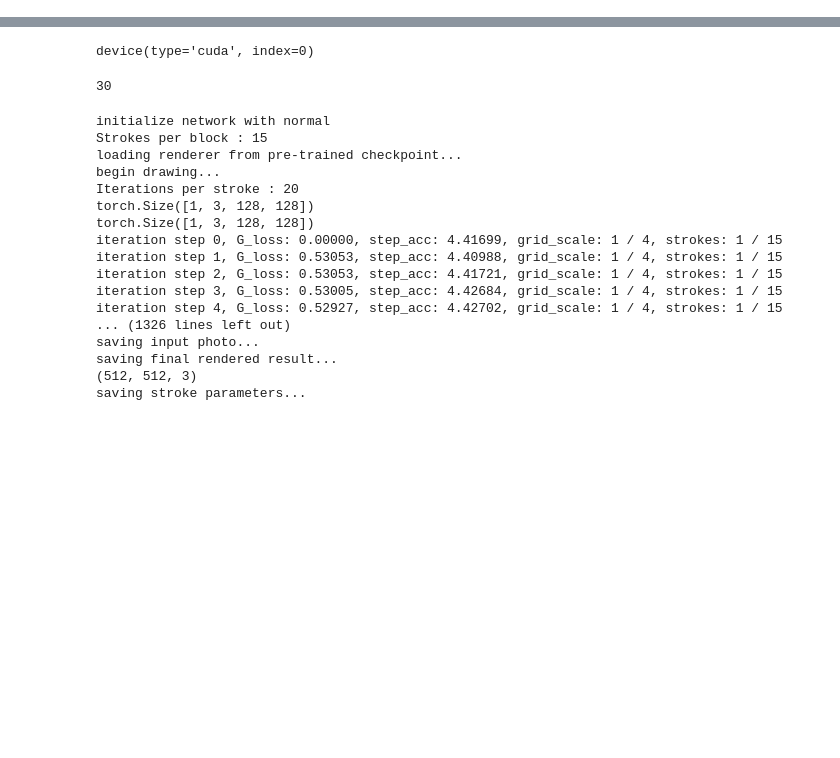
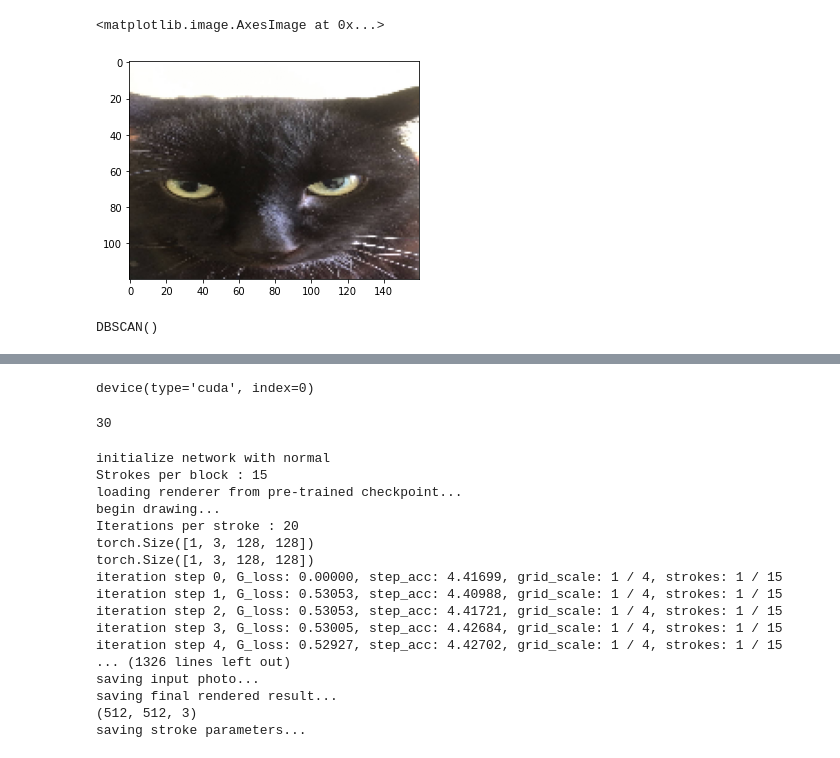
Before and after one commit to AirapetyanZhirayr/OldPainter, a Jupyter notebook: work.ipynb, the cells around one changed output, grey strips where cells are left out. Saved outputs shown, nothing was run; the diff lists cells and outputs as text; code cells hidden in the pictures; blank space fills up the shorter version.

```diff
--- a/work.ipynb
+++ b/work.ipynb
@@ -0,0 +1,14 @@
+# %%
+img_path = '/Users/jiji/Downloads/photo_2021-10-08 12.57.13.jpeg'
+import matplotlib.pyplot as plt
+import cv2
+import numpy as np
+img = cv2.imread(img_path, cv2.IMREAD_COLOR)
+img = cv2.cvtColor(img, cv2.COLOR_BGR2RGB).astype(np.float32)/255.
+img = cv2.resize(img, (img.shape[0]//8, img.shape[1]//8))
+
+plt.imshow(img)
+# img = img.reshape(-1, 3)
+# %% [output]
+<matplotlib.image.AxesImage at 0x...>
+[figure, added]
@@ -0,0 +141,4 @@
+# %%
+compressor.clusterer.fit
+# %% [output]
+DBSCAN()
```
Also changed, not shown: parts of 10 cells of this notebook, 14 other files.
